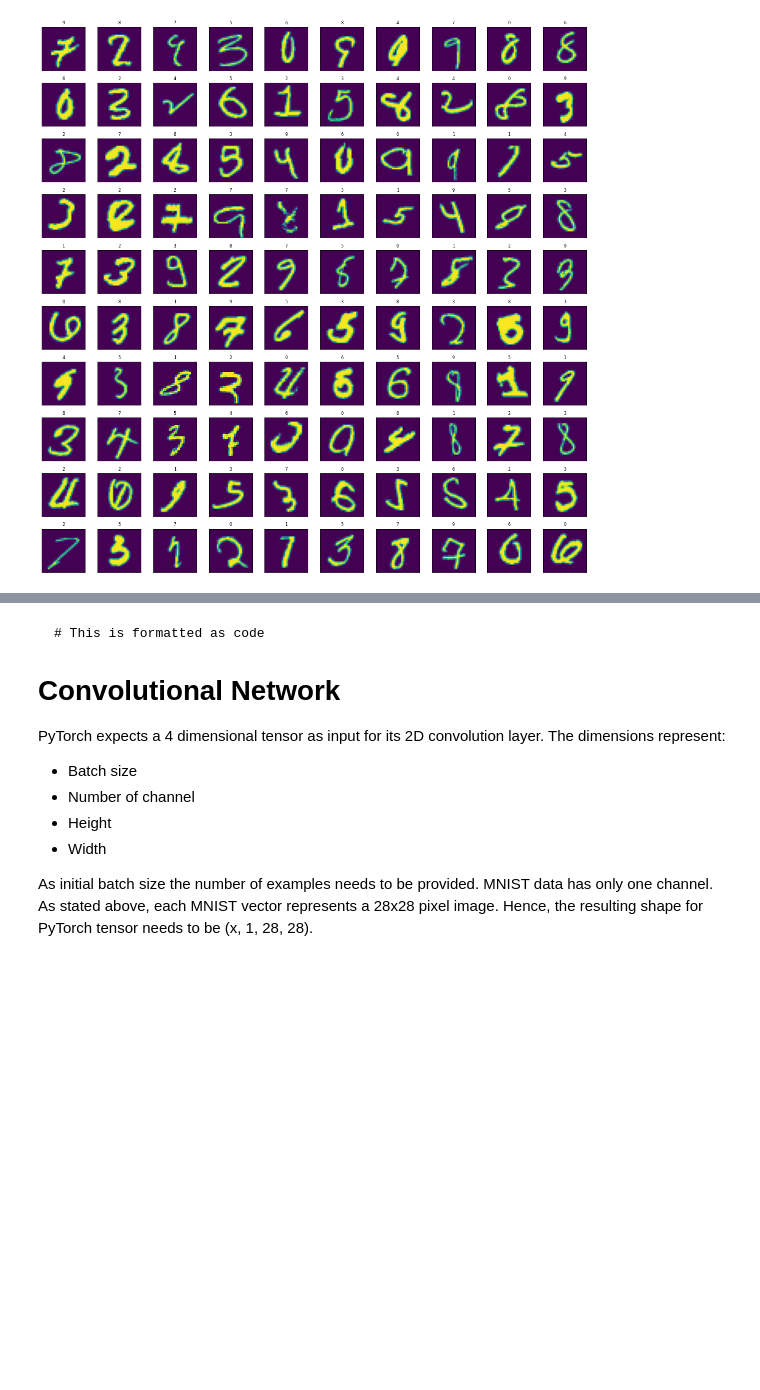
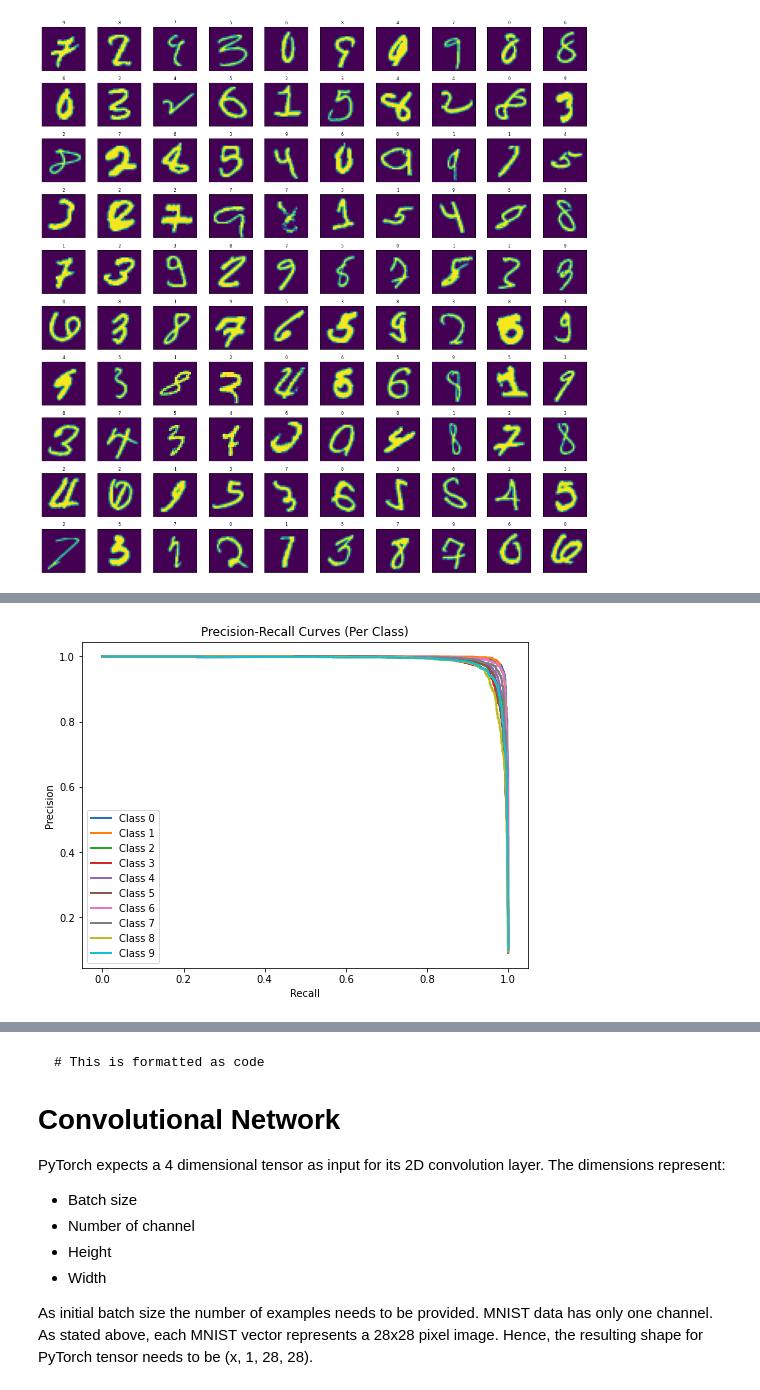
Before and after one commit to Cradulllaaa/Vizuara-AIML, a Jupyter notebook: Hand_written_text_classification_Project.ipynb, the cells around one changed output, grey strips where cells are left out. Drawn from its saved outputs; the diff is of its cells as text; code cells hidden in the pictures; blank space fills up the shorter version.

```diff
--- a/Hand_written_text_classification_Project.ipynb
+++ b/Hand_written_text_classification_Project.ipynb
@@ -172,0 +231,30 @@ plot_example(X_test[error_mask], y_pred[error_mask])
+# %%
+# Predict probabilities for each class
+y_probas = net.predict_proba(X_test)
+
+# Binarize the labels if not already one-hot encoded
+y_test_bin = label_binarize(y_test, classes=np.unique(y_test))
+
+n_classes = y_test_bin.shape[1]
+
+# Initialize arrays to store precision and recall for each class
+precisions = []
+recalls = []
+
+for class_label in range(n_classes):
+    precision, recall, _ = precision_recall_curve(y_test_bin[:, class_label], y_probas[:, class_label])
+    precisions.append(precision)
+    recalls.append(recall)
+# %%
+# Plot the precision-recall curves for each class
+plt.figure(figsize=(8, 6))
+for i in range(n_classes):
+    plt.plot(recalls[i], precisions[i], lw=2, label=f'Class {i}')
+
+plt.xlabel('Recall')
+plt.ylabel('Precision')
+plt.title('Precision-Recall Curves (Per Class)')
+plt.legend()
+plt.show()
+# %% [output]
+[figure, added]
```
Also changed, not shown: parts of 18 cells of this notebook, 1 other file.
